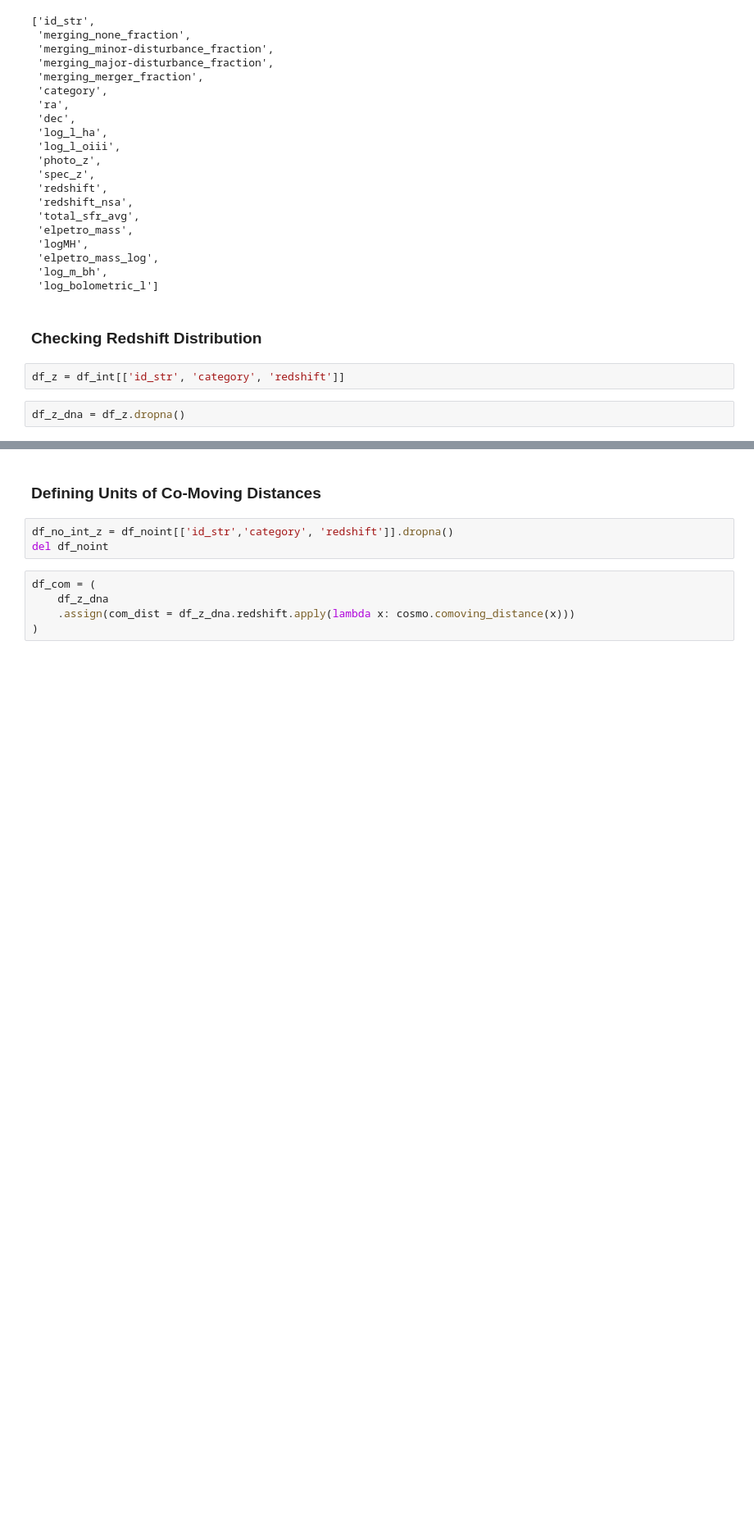
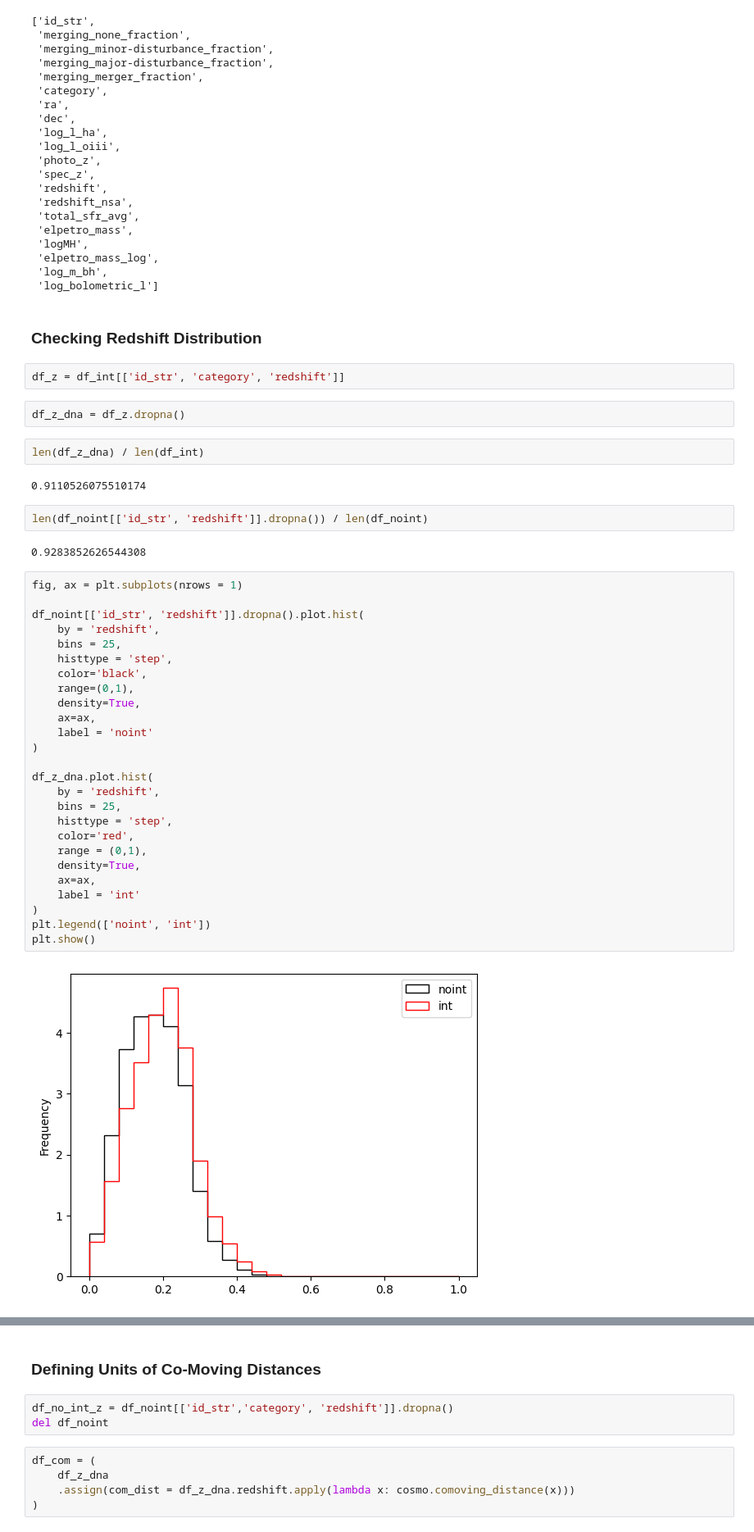
Before and after one commit to AstroORyan/mergers_in_desi, a Jupyter notebook: notebooks/analysis/getting-merger-fraction.ipynb, the cells around one changed output, grey strips where cells are left out. Shown at 82% size. Saved outputs shown, nothing was run; the diff lists cells and outputs as text; blank space fills up the shorter version.

```diff
--- a/notebooks/analysis/getting-merger-fraction.ipynb
+++ b/notebooks/analysis/getting-merger-fraction.ipynb
@@ -54,6 +58,42 @@ list(df_int.columns)
 df_z = df_int[['id_str', 'category', 'redshift']]
 # %%
 df_z_dna = df_z.dropna()
+# %%
+len(df_z_dna) / len(df_int)
+# %% [output]
+0.9110526075510174
+# %%
+len(df_noint[['id_str', 'redshift']].dropna()) / len(df_noint)
+# %% [output]
+0.9283852626544308
+# %%
+fig, ax = plt.subplots(nrows = 1)
+
+df_noint[['id_str', 'redshift']].dropna().plot.hist(
+    by = 'redshift',
+    bins = 25,
+    histtype = 'step',
+    color='black',
+    range=(0,1),
+    density=True,
+    ax=ax,
+    label = 'noint'
+)
+
+df_z_dna.plot.hist(
+    by = 'redshift',
+    bins = 25,
+    histtype = 'step',
+    color='red',
+    range = (0,1),
+    density=True,
+    ax=ax,
+    label = 'int'
+)
+plt.legend(['noint', 'int'])
+plt.show()
+# %% [output]
+[figure, added]
 # %%
 df_z_dna.plot.hist(
     by = 'redshift',
```
Also changed, not shown: parts of 3 cells of this notebook, 10 other files.
